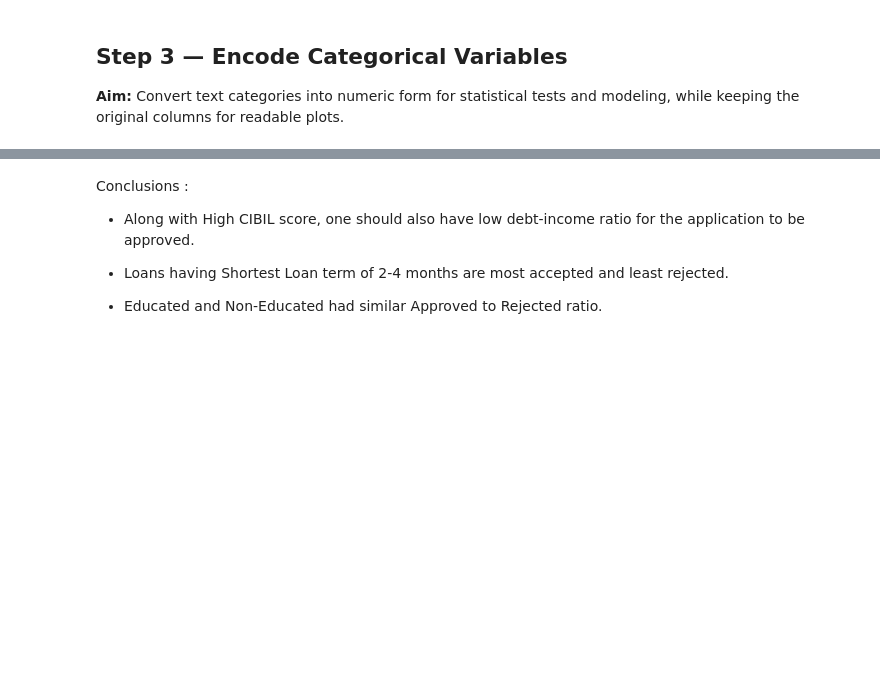
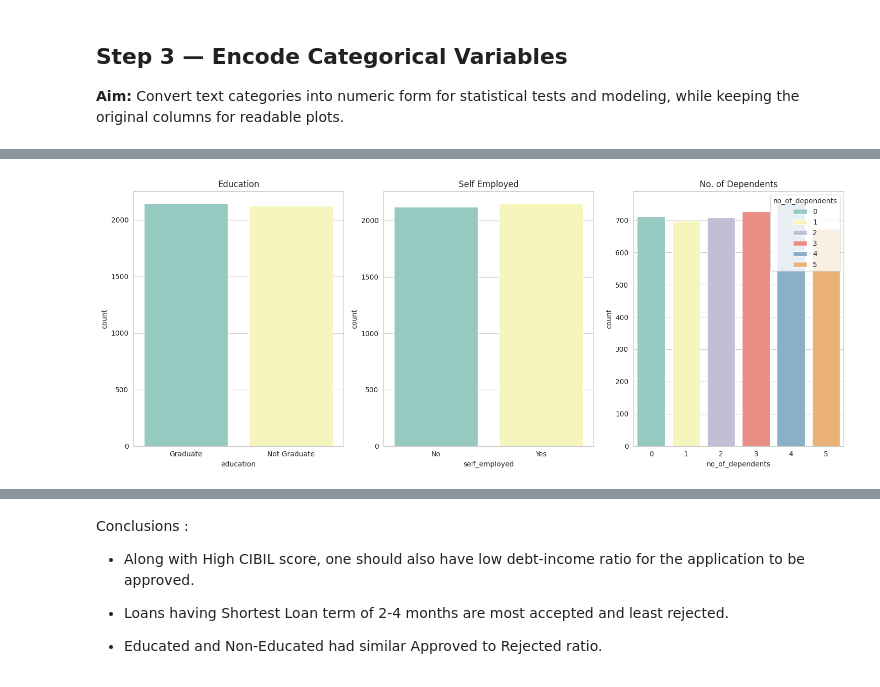
Before and after one commit to yuvraj-013/DA_Projects, a Jupyter notebook: loan_approval_analysis.ipynb, the cells around one changed output, grey strips where cells are left out. Cells and saved outputs as stored; diff of their text form; code cells hidden in the pictures; blank space fills up the shorter version.

```diff
--- a/loan_approval_analysis.ipynb
+++ b/loan_approval_analysis.ipynb
@@ -403,0 +217,13 @@ for bar in cp.containers:
+# %%
+# Categorical counts
+fig, axes = plt.subplots(1, 3, figsize=(15, 6))
+sns.countplot(x="education", data=df, ax=axes[0], hue = "education",palette="Set3")
+sns.countplot(x="self_employed", data=df, ax=axes[1], hue= "self_employed", palette="Set3")
+sns.countplot(x="no_of_dependents", data=df, ax=axes[2], hue="no_of_dependents", palette="Set3")
+axes[0].set_title("Education")
+axes[1].set_title("Self Employed")
+axes[2].set_title("No. of Dependents")
+plt.tight_layout()
+plt.show()
+# %% [output]
+[figure, added]
```
Also changed, not shown: parts of 52 cells of this notebook.
